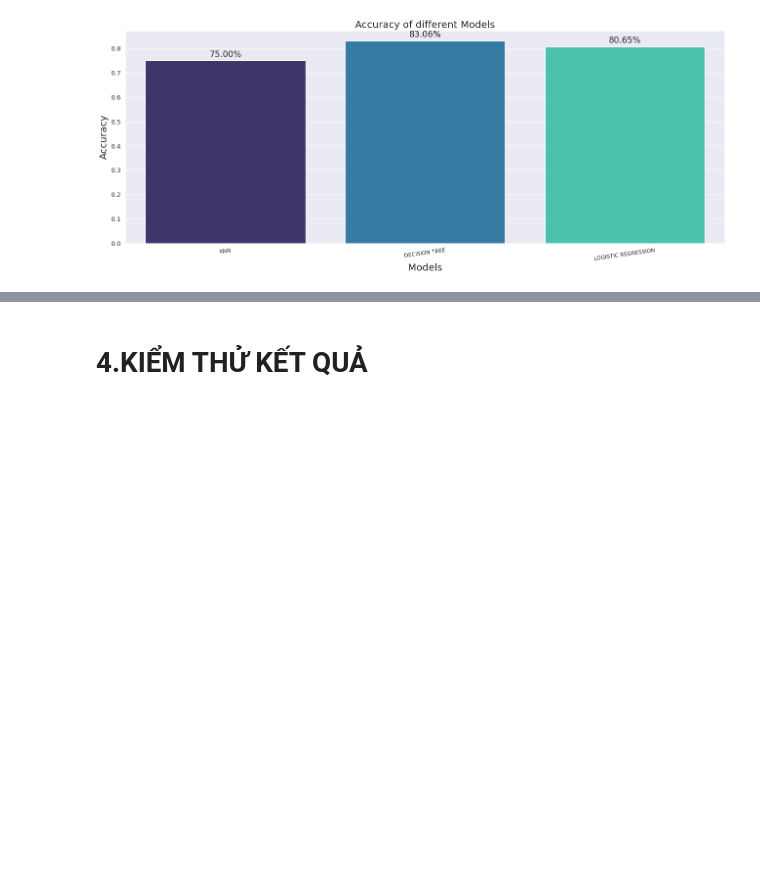
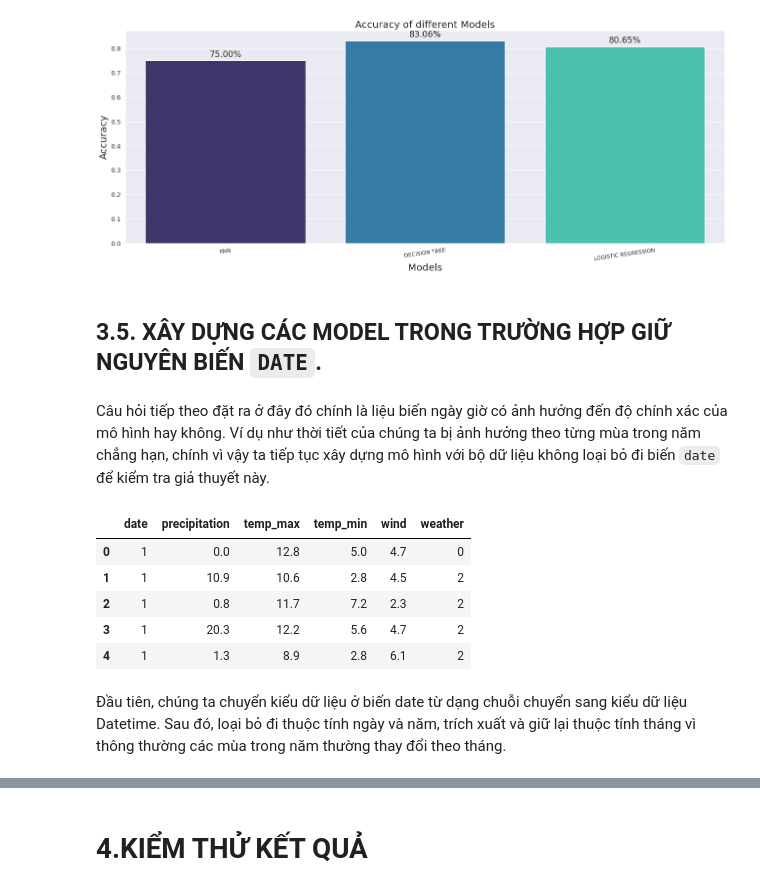
Before and after one commit to trunghq0205/IntroductionToDataScience_MTH10171, a Jupyter notebook: WeatherPrediction_Group15.ipynb, the cells around one changed output, grey strips where cells are left out. Saved outputs shown, nothing was run; the diff lists cells and outputs as text; code cells hidden in the pictures; blank space fills up the shorter version.

```diff
--- a/WeatherPrediction_Group15.ipynb
+++ b/WeatherPrediction_Group15.ipynb
@@ -434,3 +441,19 @@ for p in ax.patches:
 plt.show()
 # %% [output]
 [figure]
+# %% [markdown]
+## 3.5. XÂY DỰNG CÁC MODEL TRONG TRƯỜNG HỢP GIỮ NGUYÊN BIẾN `DATE`.
+# %% [markdown]
+Câu hỏi tiếp theo đặt ra ở đây đó chính là liệu biến ngày giờ có ảnh hưởng đến độ chính xác của mô hình hay không. Ví dụ như thời tiết của chúng ta bị ảnh hưởng theo từng mùa trong năm chẳng hạn, chính vì vậy ta tiếp tục xây dựng mô hình với bộ dữ liệu không loại bỏ đi biến `date` để kiểm tra giả thuyết này.
+# %%
+df_date = data
+df_date.head()
+# %% [output]
+|  | date | precipitation | temp_max | temp_min | wind | weather |
+| 0 | 1 | 0.0 | 12.8 | 5.0 | 4.7 | 0 |
+| 1 | 1 | 10.9 | 10.6 | 2.8 | 4.5 | 2 |
+| 2 | 1 | 0.8 | 11.7 | 7.2 | 2.3 | 2 |
+| 3 | 1 | 20.3 | 12.2 | 5.6 | 4.7 | 2 |
+| 4 | 1 | 1.3 | 8.9 | 2.8 | 6.1 | 2 |
+# %% [markdown]
+Đầu tiên, chúng ta chuyển kiểu dữ liệu ở biến date từ dạng chuỗi chuyển sang kiểu dữ liệu Datetime. Sau đó, loại bỏ đi thuộc tính ngày và năm, trích xuất và giữ lại thuộc tính tháng vì thông thường các mùa trong năm thường thay đổi theo tháng.
```
Also changed, not shown: parts of 32 cells of this notebook.
